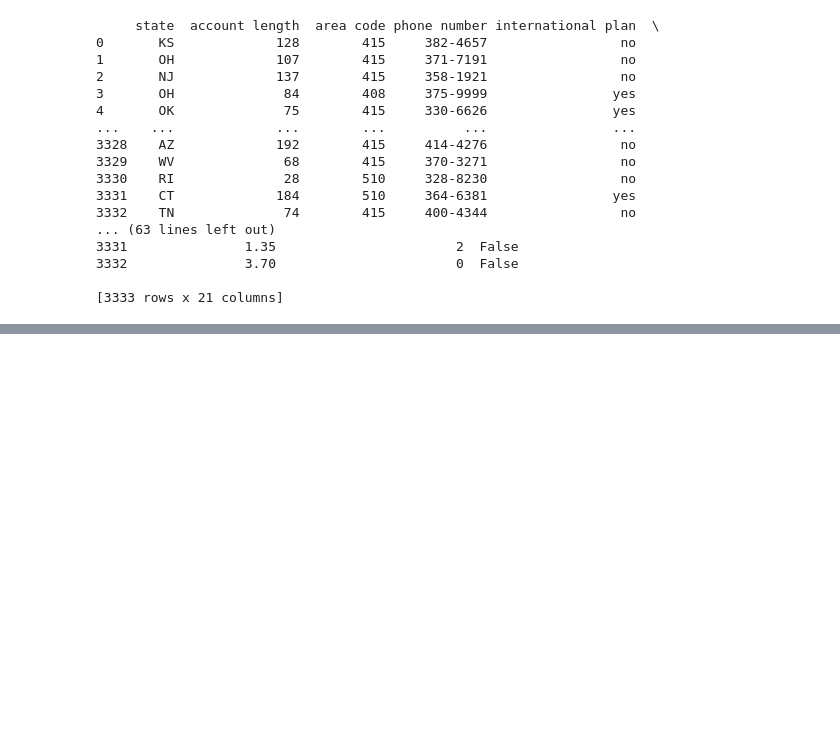
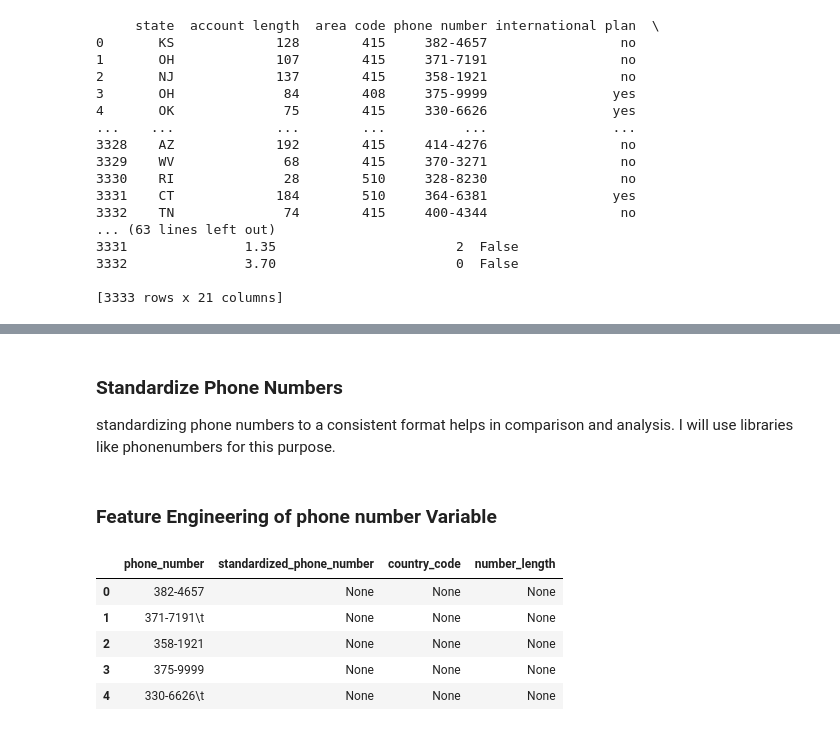
Before and after one commit to CYNTHIA-ATIENO/PHASE-3-PROJECT, a Jupyter notebook: index.ipynb, the cells around one changed output, grey strips where cells are left out. Drawn from its saved outputs; the diff is of its cells as text; code cells hidden in the pictures; blank space fills up the shorter version.

```diff
--- a/index.ipynb
+++ b/index.ipynb
@@ -35,0 +179,45 @@ print(type(data))
+# %% [markdown]
+### Standardize Phone Numbers
+
+standardizing phone numbers to a consistent format helps in comparison and analysis. I will use libraries like phonenumbers for this purpose.
+# %%
+import phonenumbers
+import pandas as pd
+
+
+data = {
+    'phone_number': ['382-4657', '371-7191	', '358-1921', '375-9999','330-6626	']
+}
+df = pd.DataFrame(data)
+
+def standardize_phone_number(phone_number):
+    try:
+        parsed_number = phonenumbers.parse(phone_number, None)
+        return phonenumbers.format_number(parsed_number, phonenumbers.PhoneNumberFormat.E164)
+    except phonenumbers.NumberParseException:
+        return None
+
+df['standardized_phone_number'] = df['phone_number'].apply(standardize_phone_number)
+# %% [markdown]
+### Feature Engineering of phone number Variable
+# %%
+#1.Extract Area Code or Country Code
+def extract_country_code(phone_number):
+    try:
+        parsed_number = phonenumbers.parse(phone_number, None)
+        return parsed_number.country_code
+    except phonenumbers.NumberParseException:
+        return None
+
+df['country_code'] = df['standardized_phone_number'].apply(extract_country_code)
+# %%
+#2. Extract the Number Length
+df['number_length'] = df['standardized_phone_number'].str.len()
+df
+# %% [output]
+|  | phone_number | standardized_phone_number | country_code | number_length |
+| 0 | 382-4657 | None | None | None |
+| 1 | 371-7191\t | None | None | None |
+| 2 | 358-1921 | None | None | None |
+| 3 | 375-9999 | None | None | None |
+| 4 | 330-6626\t | None | None | None |
```
Also changed, not shown: parts of 57 cells of this notebook.
